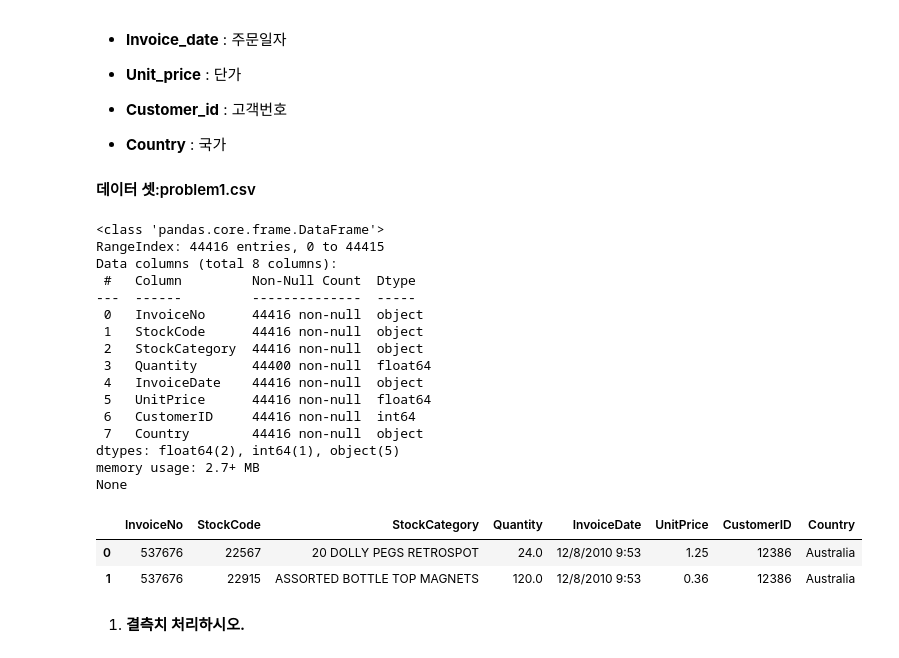
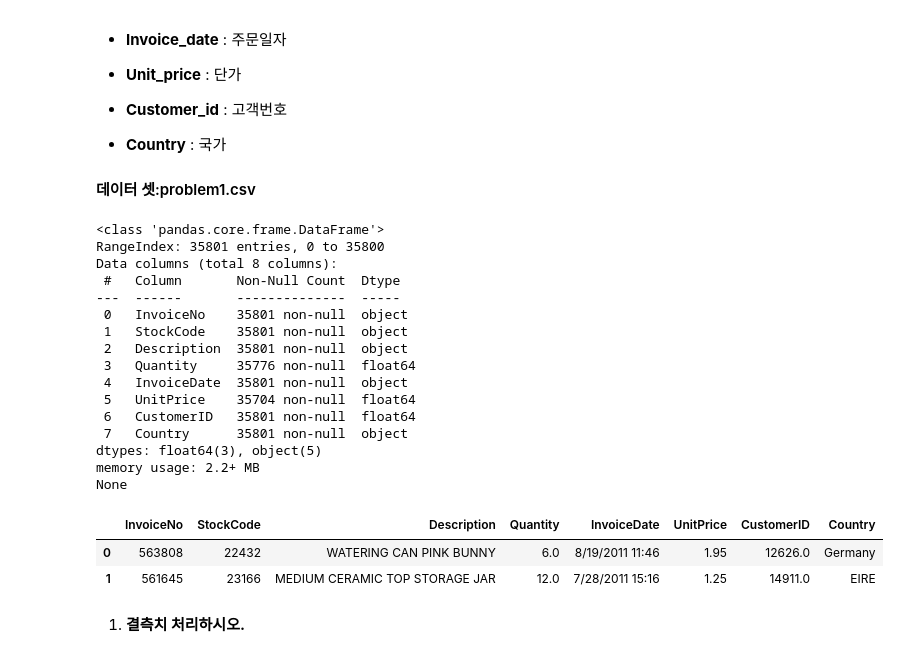
Before and after one commit to qiwerr1004/ADP_go, a Jupyter notebook: 26/ADP26_문제.ipynb, the cells around one changed output. Cells and saved outputs as stored; diff of their text form; code cells hidden in the pictures.

```diff
--- a/26/ADP26_문제.ipynb
+++ b/26/ADP26_문제.ipynb
@@ -32,29 +32,29 @@ import koreanize_matplotlib
 
 warnings.filterwarnings('ignore')
 # %%
-df = pd.read_csv('./problem1.csv')
+df = pd.read_csv('https://raw.githubusercontent.com/Datamanim/datarepo/refs/heads/master/adp/26/problem1.csv')
 print(df.info())
 display(df.head(2))
 # %% [output]
 <class 'pandas.core.frame.DataFrame'>
-RangeIndex: 44416 entries, 0 to 44415
+RangeIndex: 35801 entries, 0 to 35800
 Data columns (total 8 columns):
- #   Column         Non-Null Count  Dtype
----  ------         --------------  -----
- 0   InvoiceNo      44416 non-null  object
- 1   StockCode      44416 non-null  object
- 2   StockCategory  44416 non-null  object
- 3   Quantity       44400 non-null  float64
- 4   InvoiceDate    44416 non-null  object
- 5   UnitPrice      44416 non-null  float64
- 6   CustomerID     44416 non-null  int64
- 7   Country        44416 non-null  object
-dtypes: float64(2), int64(1), object(5)
-memory usage: 2.7+ MB
+ #   Column       Non-Null Count  Dtype
+---  ------       --------------  -----
+ 0   InvoiceNo    35801 non-null  object
+ 1   StockCode    35801 non-null  object
+ 2   Description  35801 non-null  object
+ 3   Quantity     35776 non-null  float64
+ 4   InvoiceDate  35801 non-null  object
+ 5   UnitPrice    35704 non-null  float64
+ 6   CustomerID   35801 non-null  float64
+ 7   Country      35801 non-null  object
+dtypes: float64(3), object(5)
+memory usage: 2.2+ MB
 None
-|  | InvoiceNo | StockCode | StockCategory | Quantity | InvoiceDate | UnitPrice | CustomerID | Country |
-| 0 | 537676 | 22567 | 20 DOLLY PEGS RETROSPOT | 24.0 | 12/8/2010 9:53 | 1.25 | 12386 | Australia |
-| 1 | 537676 | 22915 | ASSORTED BOTTLE TOP MAGNETS | 120.0 | 12/8/2010 9:53 | 0.36 | 12386 | Australia |
+|  | InvoiceNo | StockCode | Description | Quantity | InvoiceDate | UnitPrice | CustomerID | Country |
+| 0 | 563808 | 22432 | WATERING CAN PINK BUNNY | 6.0 | 8/19/2011 11:46 | 1.95 | 12626.0 | Germany |
+| 1 | 561645 | 23166 | MEDIUM CERAMIC TOP STORAGE JAR | 12.0 | 7/28/2011 15:16 | 1.25 | 14911.0 | EIRE |
 # %% [markdown]
 1.  **결측치 처리하시오.**
 # %% [markdown]
```
Also changed, not shown: parts of 39 cells of this notebook.
